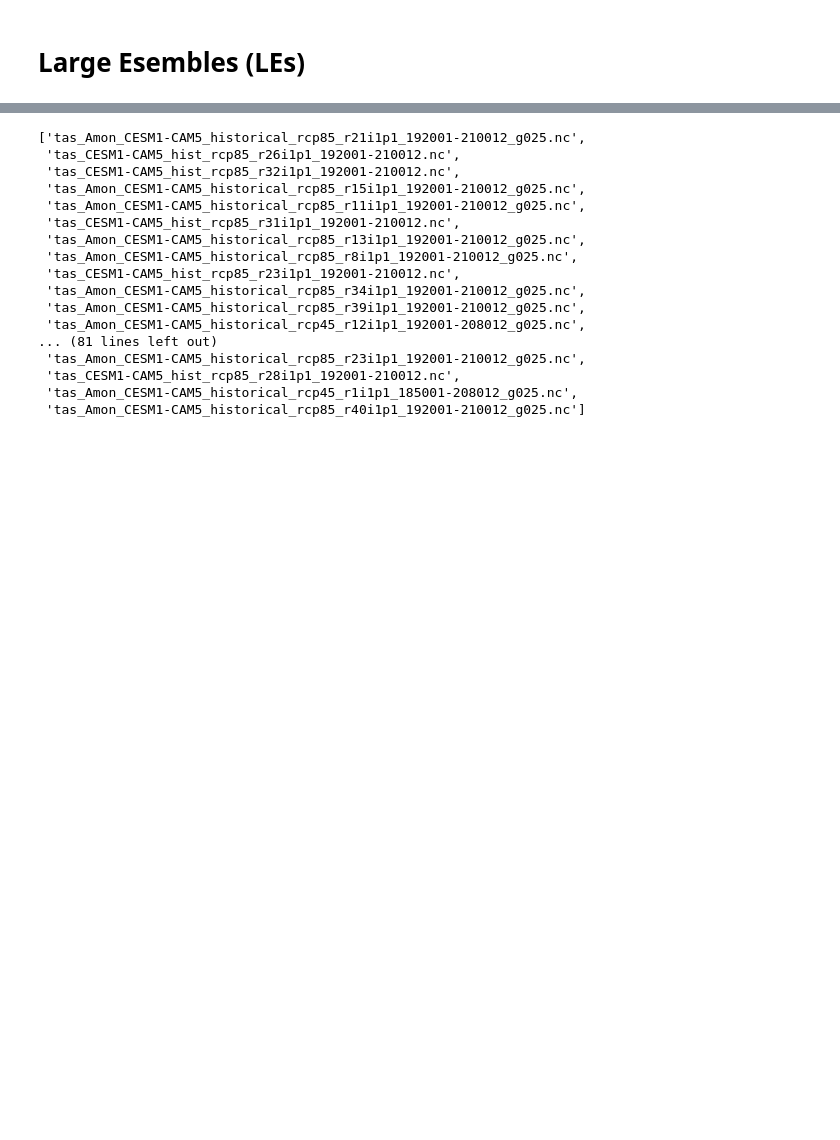
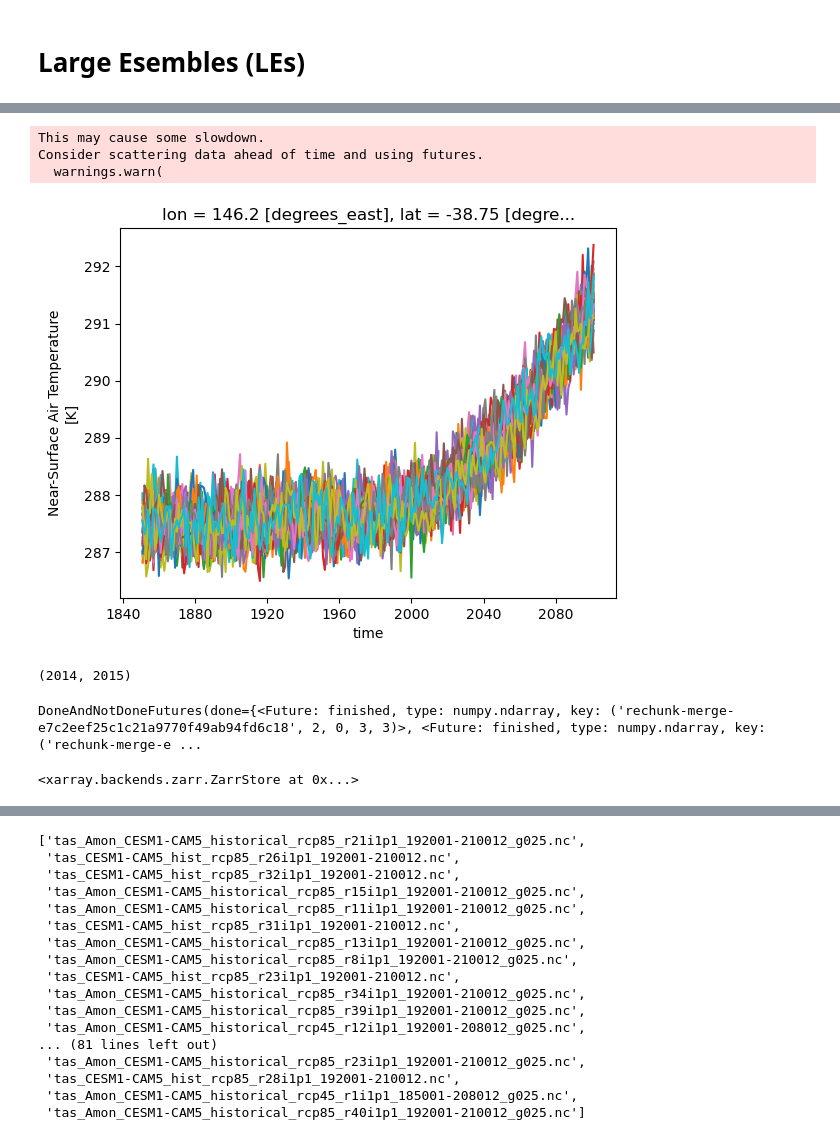
Before and after one commit to alexborowiak/time_of_emergene_drafts, a Jupyter notebook: toplevel_notebooks/00_data_processing.ipynb, the cells around one changed output, grey strips where cells are left out. Drawn from its saved outputs; the diff is of its cells as text; code cells hidden in the pictures; blank space fills up the shorter version.

```diff
--- a/toplevel_notebooks/00_data_processing.ipynb
+++ b/toplevel_notebooks/00_data_processing.ipynb
@@ -2,0 +75,7 @@
+# %%
+# Full paths
+hist_file_paths = [os.path.join(ACCESS_PATH, f) for f in access_hist_paths]
+spp585_file_paths = [os.path.join(ACCESS_PATH, f) for f in access_ssp585_paths]
+# %%
+hist_raw_ds = open_all_ensembles(hist_file_paths)
+ssp585_raw_ds = open_all_ensembles(spp585_file_paths)
@@ -2,0 +84,4 @@
+# %%
+hist_ds = hist_raw_ds.resample(time="YE").mean()
+hist_raw_ds = client.scatter(hist_raw_ds).result().persist()
+wait(hist_ds);
@@ -2,0 +99,4 @@
+# %%
+ssp585_ds = ssp585_raw_ds.resample(time="YE").mean()
+ssp585_ds = client.scatter(ssp585_ds).result().persist()
+wait(ssp585_ds);
@@ -2,0 +114,12 @@
+# %%
+ssp585_ds.sel(lat=-39, lon=145, method='nearest').plot(hue='member', add_legend=False);
+hist_ds.sel(lat=-39, lon=145, method='nearest').plot(hue='member', add_legend=False);
+# %% [output]
+This may cause some slowdown.
+Consider scattering data ahead of time and using futures.
+  warnings.warn(
+[figure, added]
+# %%
+hist_ds.time.dt.year.values[-1], ssp585_ds.time.dt.year.values[0]
+# %% [output]
+(2014, 2015)
@@ -2,0 +128,6 @@
+# %%
+merged_ds = merged_ds.chunk({'time':-1, 'member':1, 'lat': 72//12, 'lon':144//12})
+merged_ds = client.scatter(merged_ds).result().persist()
+wait(merged_ds)
+# %% [output]
+DoneAndNotDoneFutures(done={<Future: finished, type: numpy.ndarray, key: ('rechunk-merge-e7c2eef25c1c21a9770f49ab94fd6c18', 2, 0, 3, 3)>, <Future: finished, type: numpy.ndarray, key: ('rechunk-merge-e ...
@@ -2,0 +140,4 @@
+# %%
+merged_ds.to_zarr(OUTPUT_FNAME, mode='w')
+# %% [output]
+<xarray.backends.zarr.ZarrStore at 0x...>
```
Also changed, not shown: parts of 19 cells of this notebook, 6 other files.
